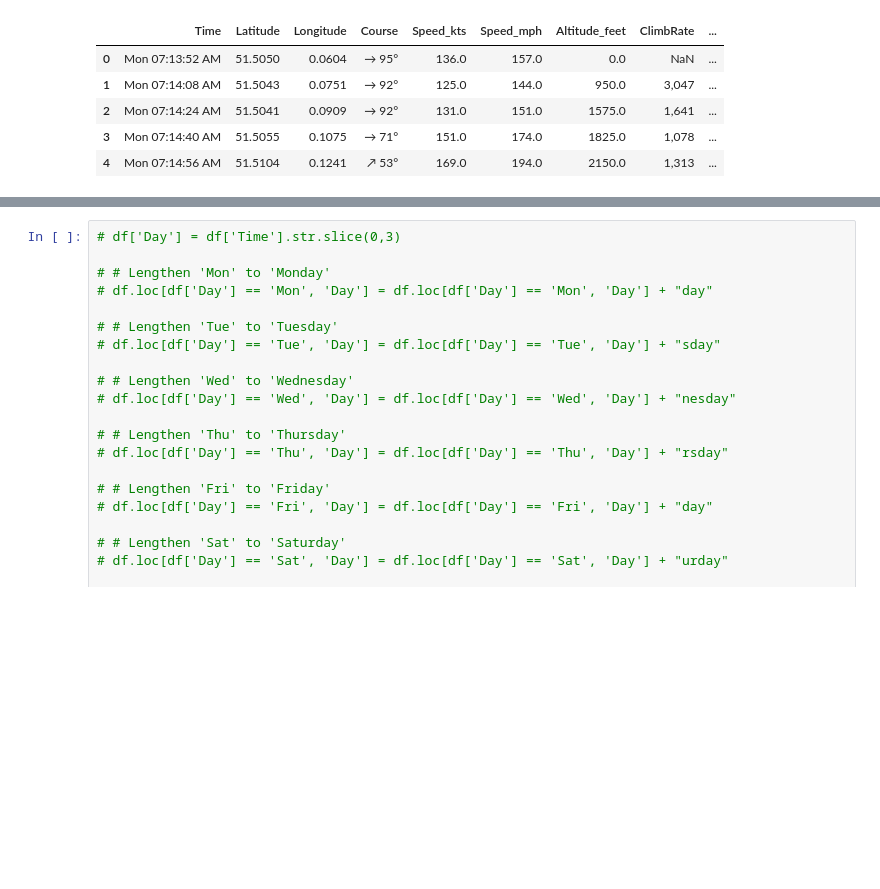
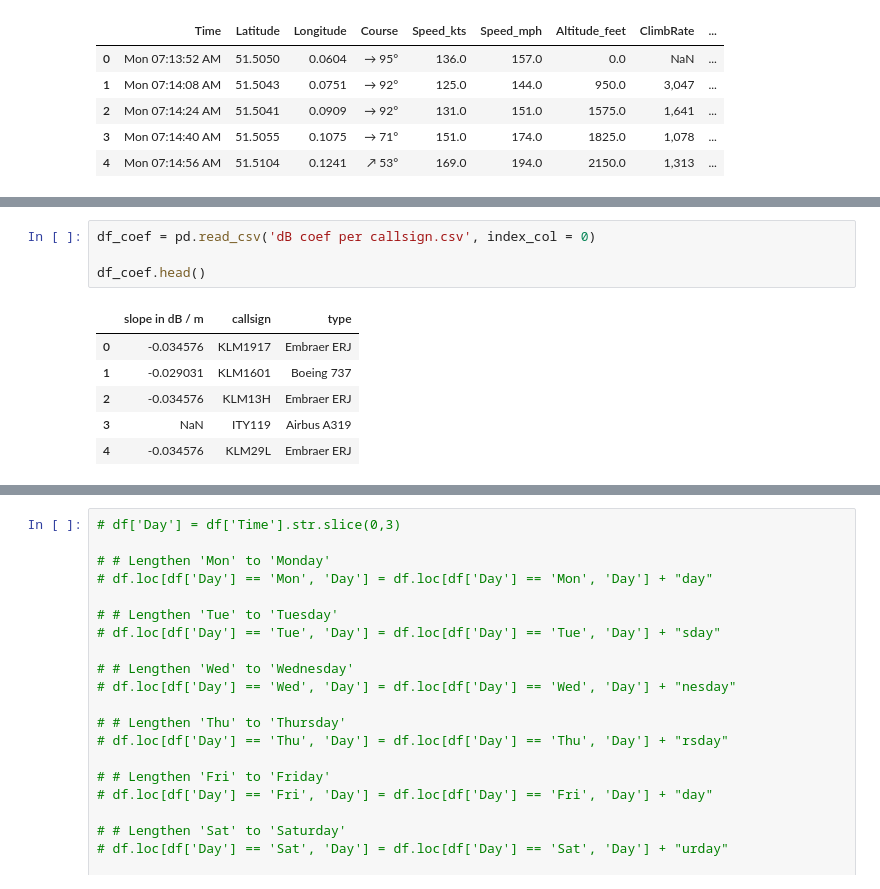
Before and after one commit to Quint-coding/Hackathon-master, a Jupyter notebook: Hackaton IDS.ipynb, the cells around one changed output, grey strips where cells are left out. Drawn from its saved outputs; the diff is of its cells as text; blank space fills up the shorter version.

```diff
--- a/Hackaton IDS.ipynb
+++ b/Hackaton IDS.ipynb
@@ -140,3 +133,14 @@ df.head()
 | 2 | Mon 07:14:24 AM | 51.5041 | 0.0909 | → 92° | Arrivals | CFE8489 | 2025-03-24 12:58:24 | 51.5041, 0.0909 | 2025-03-24 | ... |
 | 3 | Mon 07:14:40 AM | 51.5055 | 0.1075 | → 71° | Arrivals | CFE8489 | 2025-03-24 12:58:24 | 51.5055, 0.1075 | 2025-03-24 | ... |
 | 4 | Mon 07:14:56 AM | 51.5104 | 0.1241 | ↗ 53° | Arrivals | CFE8489 | 2025-03-24 12:58:24 | 51.5104, 0.1241 | 2025-03-24 | ... |
+# %%
+df_coef = pd.read_csv('dB coef per callsign.csv', index_col = 0)
+
+df_coef.head()
+# %% [output]
+|  | slope in dB / m | callsign | type |
+| 0 | -0.034576 | KLM1917 | Embraer ERJ |
+| 1 | -0.029031 | KLM1601 | Boeing 737 |
+| 2 | -0.034576 | KLM13H | Embraer ERJ |
+| 3 | NaN | ITY119 | Airbus A319 |
+| 4 | -0.034576 | KLM29L | Embraer ERJ |
```
Also changed, not shown: parts of 10 cells of this notebook, 3 other files.
